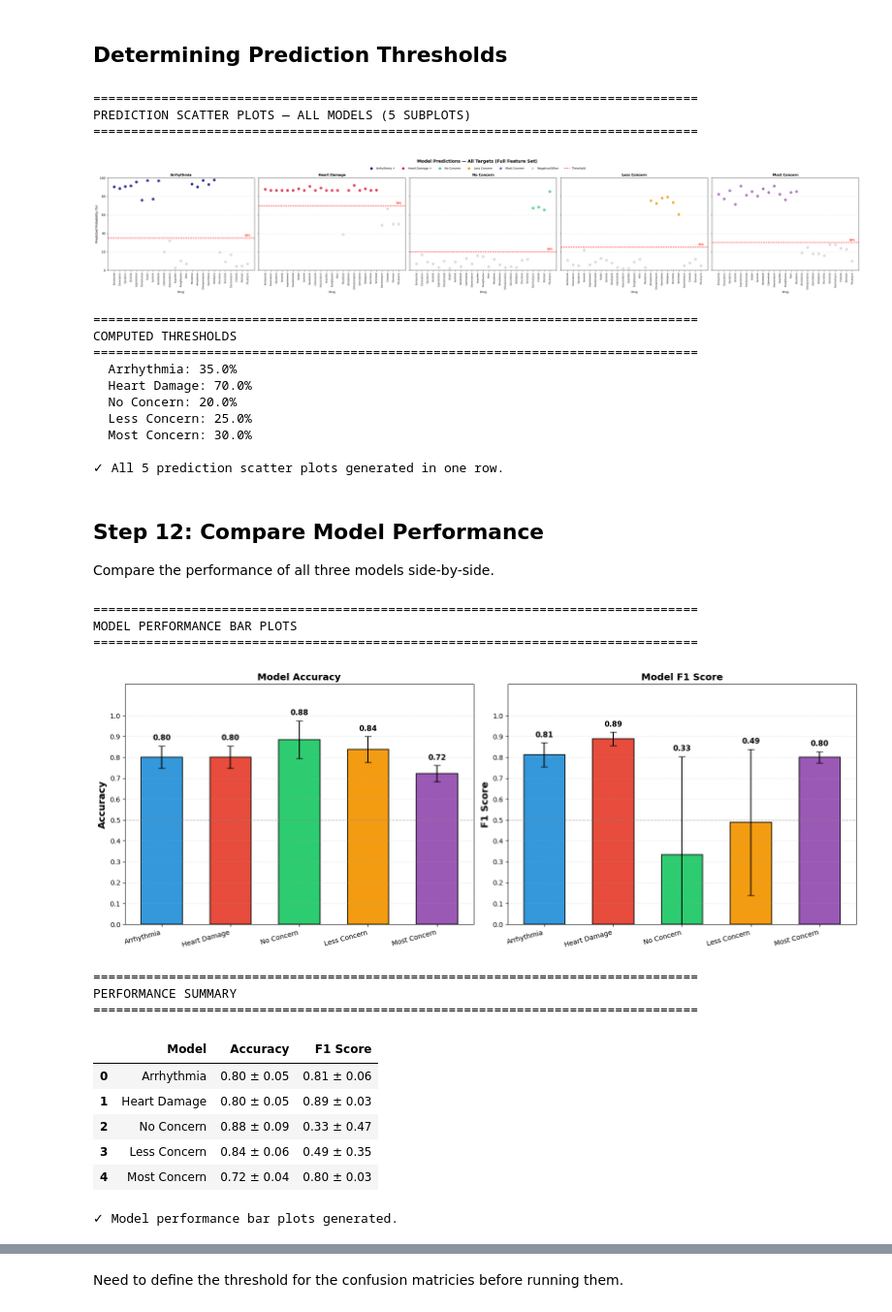
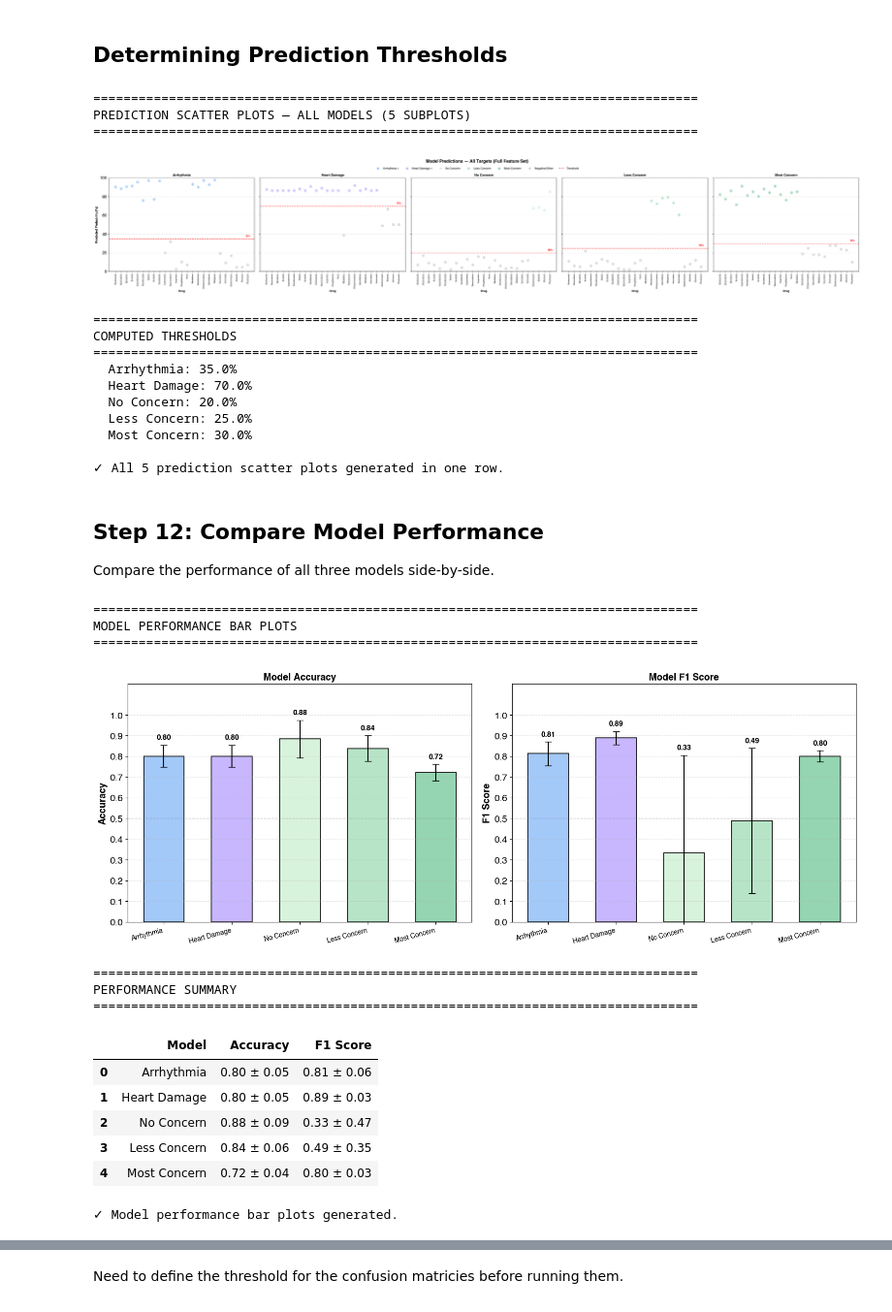
Before and after one commit to NoahB10/Cardiac_RODEO, a Jupyter notebook: Prediction_Models/Prediction_Models_AR_HD_Concern.ipynb, the cells around one changed output, grey strips where cells are left out. Shown at 97% size. Drawn from its saved outputs; the diff is of its cells as text; code cells hidden in the pictures.

```diff
--- a/Prediction_Models/Prediction_Models_AR_HD_Concern.ipynb
+++ b/Prediction_Models/Prediction_Models_AR_HD_Concern.ipynb
@@ -964,6 +996,12 @@ print("="*80)
 
 import numpy as np
 import matplotlib.pyplot as plt
+
+# Palette consistent with performance bars
+arr_color = '#a3c9f9'      # Arrhythmia
+hd_color = '#c8b7ff'       # Heart Damage
+class_colors = ['#d8f3dc', '#b7e4c7', '#95d5b2']  # No / Less / Most Concern (light greens)
+neg_color = 'lightgray'
 
 # Get predictions for all drugs
 full_preds_hd = model_heart_damage.predict_proba(features_df)[:, 1] * 100
@@ -989,20 +1027,15 @@ concern_actual = df_raw['Concern'].astype(str).str.strip().str.lower()
 concern_map = {'no': 0, 'less': 1, 'most': 2}
 concern_numeric = concern_actual.map(concern_map)
 
-# Colors for Concern classes
-class_colors = ['#2ecc71', '#f39c12', '#9b59b6']  # Green, Orange, Purple
-class_names = ['No Concern', 'Less Concern', 'Most Concern']
-
 # ========================================
 # Plot 1: Arrhythmia
 # ========================================
 ax = axes[0]
 preds = full_preds_arr
 label = 'Arrhythmia'
-color = 'navy'
 
 status = df_raw['Arrhythmia'].astype(bool)
-point_colors = status.map({True: color, False: 'lightgray'})
+point_colors = status.map({True: arr_color, False: neg_color})
 ax.scatter(positions, preds, c=point_colors, alpha=0.8, s=60)
 ax.set_xticks(positions)
 ax.set_xticklabels(drugs, rotation=90, fontsize=7)
@@ -1033,10 +1066,9 @@ ax.text(len(drugs) - 0.5, thr + 1.5, f'{thr:.0f}%', color='red',
 ax = axes[1]
 preds = full_preds_hd
 label = 'Heart Damage'
-color = 'crimson'
 
 status = df_raw['heart_damage'].astype(bool)
-point_colors = status.map({True: color, False: 'lightgray'})
+point_colors = status.map({True: hd_color, False: neg_color})
 ax.scatter(positions, preds, c=point_colors, alpha=0.8, s=60)
 ax.set_xticks(positions)
 ax.set_xticklabels(drugs, rotation=90, fontsize=7)
@@ -1063,6 +1095,8 @@ ax.text(len(drugs) - 0.5, thr + 1.5, f'{thr:.0f}%', color='red',
 # ========================================
 # Plots 3-5: Concern (3 classes)
 # ========================================
+class_names = ['No Concern', 'Less Concern', 'Most Concern']
+
 for idx, (class_name, class_color) in enumerate(zip(class_names, class_colors)):
     ax = axes[2 + idx]  # Plots 3, 4, 5
     preds = full_preds_concern[:, idx]
@@ -1073,7 +1107,7 @@ for idx, (class_name, class_color) in enumerate(zip(class_names, class_colors)):
         if actual_class == idx:
             point_colors.append(class_color)
         else:
-            point_colors.append('lightgray')
+            point_colors.append(neg_color)
 
     ax.scatter(positions, preds, c=point_colors, alpha=0.8, s=60)
     ax.set_xticks(positions)
@@ -1102,9 +1136,9 @@ for idx, (class_name, class_color) in enumerate(zip(class_names, class_colors)):
 # Unified legend at top
 # ========================================
 legend_handles = [
-    plt.Line2D([0], [0], marker='o', color='w', markerfacecolor='navy',
+    plt.Line2D([0], [0], marker='o', color='w', markerfacecolor=arr_color,
                label='Arrhythmia +', markersize=9),
-    plt.Line2D([0], [0], marker='o', color='w', markerfacecolor='crimson',
+    plt.Line2D([0], [0], marker='o', color='w', markerfacecolor=hd_color,
                label='Heart Damage +', markersize=9),
     plt.Line2D([0], [0], marker='o', color='w', markerfacecolor=class_colors[0],
                label='No Concern', markersize=9),
@@ -1112,7 +1146,7 @@ legend_handles = [
                label='Less Concern', markersize=9),
     plt.Line2D([0], [0], marker='o', color='w', markerfacecolor=class_colors[2],
                label='Most Concern', markersize=9),
-    plt.Line2D([0], [0], marker='o', color='w', markerfacecolor='lightgray',
+    plt.Line2D([0], [0], marker='o', color='w', markerfacecolor=neg_color,
                label='Negative/Other', markersize=9),
     plt.Line2D([0], [0], color='red', linestyle='--', linewidth=1.5, label='Threshold')
 ]
@@ -1142,7 +1176,7 @@ print("\n✓ All 5 prediction scatter plots generated in one row.")
 ================================================================================
 PREDICTION SCATTER PLOTS — ALL MODELS (5 SUBPLOTS)
 ================================================================================
-[figure, old version]
+[figure, new version]
 ================================================================================
 COMPUTED THRESHOLDS
 ================================================================================
@@ -1170,7 +1204,7 @@ import matplotlib.pyplot as plt
 # Collect all metrics (using pre-computed per-class values from training)
 # ========================================
 models = ['Arrhythmia', 'Heart Damage', 'No Concern', 'Less Concern', 'Most Concern']
-colors = ['#3498db', '#e74c3c', '#2ecc71', '#f39c12', '#9b59b6']
+colors = ['#a3c9f9', '#c8b7ff', '#d8f3dc', '#b7e4c7', '#95d5b2']  # light palette; purple replaces red
 
 # Accuracy values
 accuracy_means = [
@@ -1250,34 +1284,34 @@ for i, (bar, val, std) in enumerate(zip(bars2, f1_means, f1_stds)):
 ax2.set_ylabel('F1 Score', fontsize=14, fontweight='bold')
 ax2.set_title('Model F1 Score', fontsize=14, fontweight='bold')
 ax2.set_xticks(x)
 ax2.set_xticklabels(models, fontsize=10, rotation=15, ha='right')
 ax2.set_ylim(0, 1.15)
 ax2.set_yticks(np.arange(0, 1.1, 0.1))
 ax2.axhline(y=0.5, color='gray', linestyle='--', linewidth=1, alpha=0.5)
 ax2.grid(axis='y', linestyle='--', alpha=0.3)
 
 plt.tight_layout()
 plt.show()
 
 # ========================================
 # Print Summary Table
 # ========================================
 print("\n" + "="*80)
 print("PERFORMANCE SUMMARY")
 print("="*80)
 summary_df = pd.DataFrame({
     'Model': models,
     'Accuracy': [f'{m:.2f} ± {s:.2f}' for m, s in zip(accuracy_means, accuracy_stds)],
     'F1 Score': [f'{m:.2f} ± {s:.2f}' for m, s in zip(f1_means, f1_stds)]
 })
 display(summary_df)
 
 print("\n✓ Model performance bar plots generated.")
 # %% [output]
 ================================================================================
 MODEL PERFORMANCE BAR PLOTS
 ================================================================================
-[figure, old version]
+[figure, new version]
 ================================================================================
 PERFORMANCE SUMMARY
 ================================================================================
```
Also changed, not shown: parts of 10 cells of this notebook, 2 other files.
